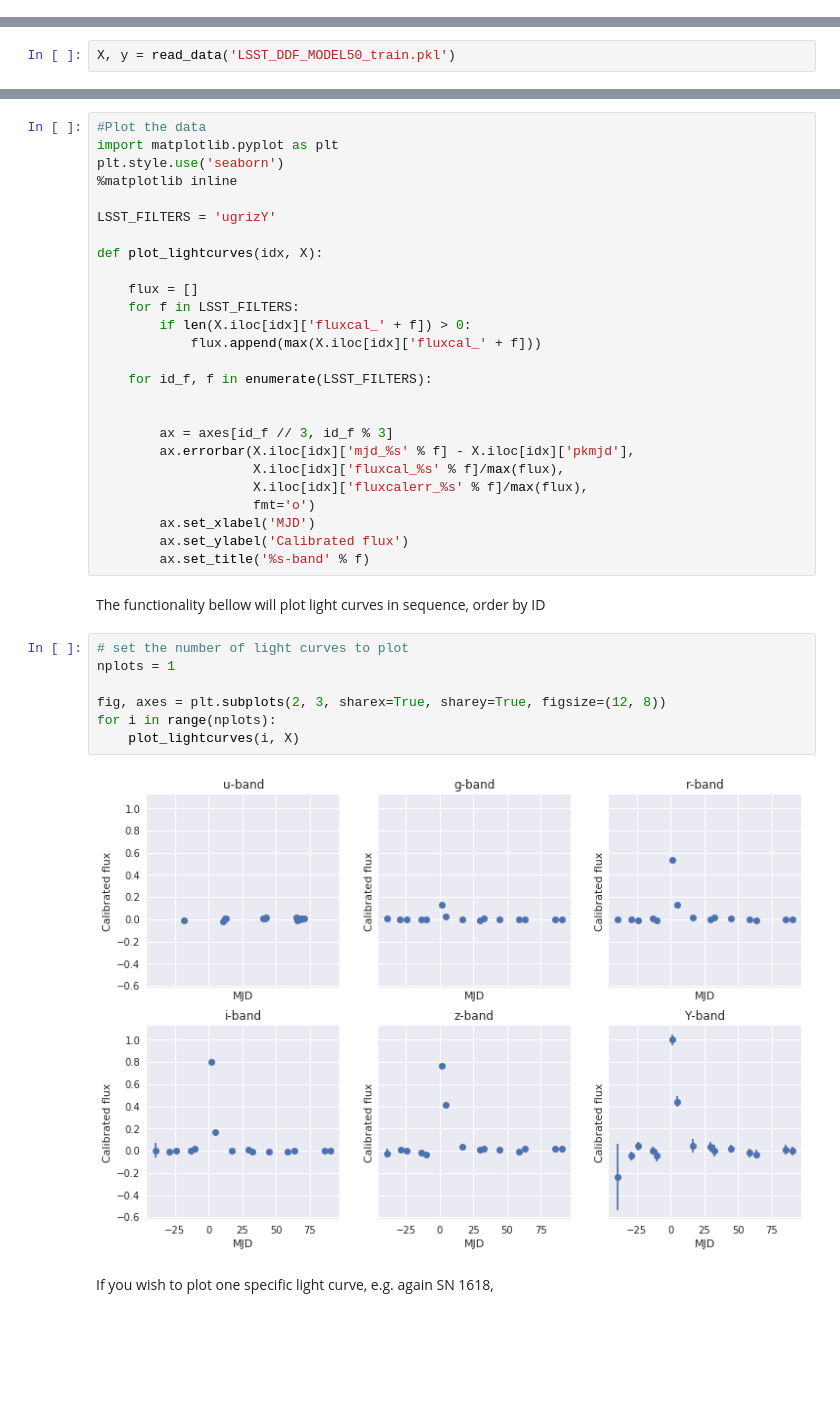
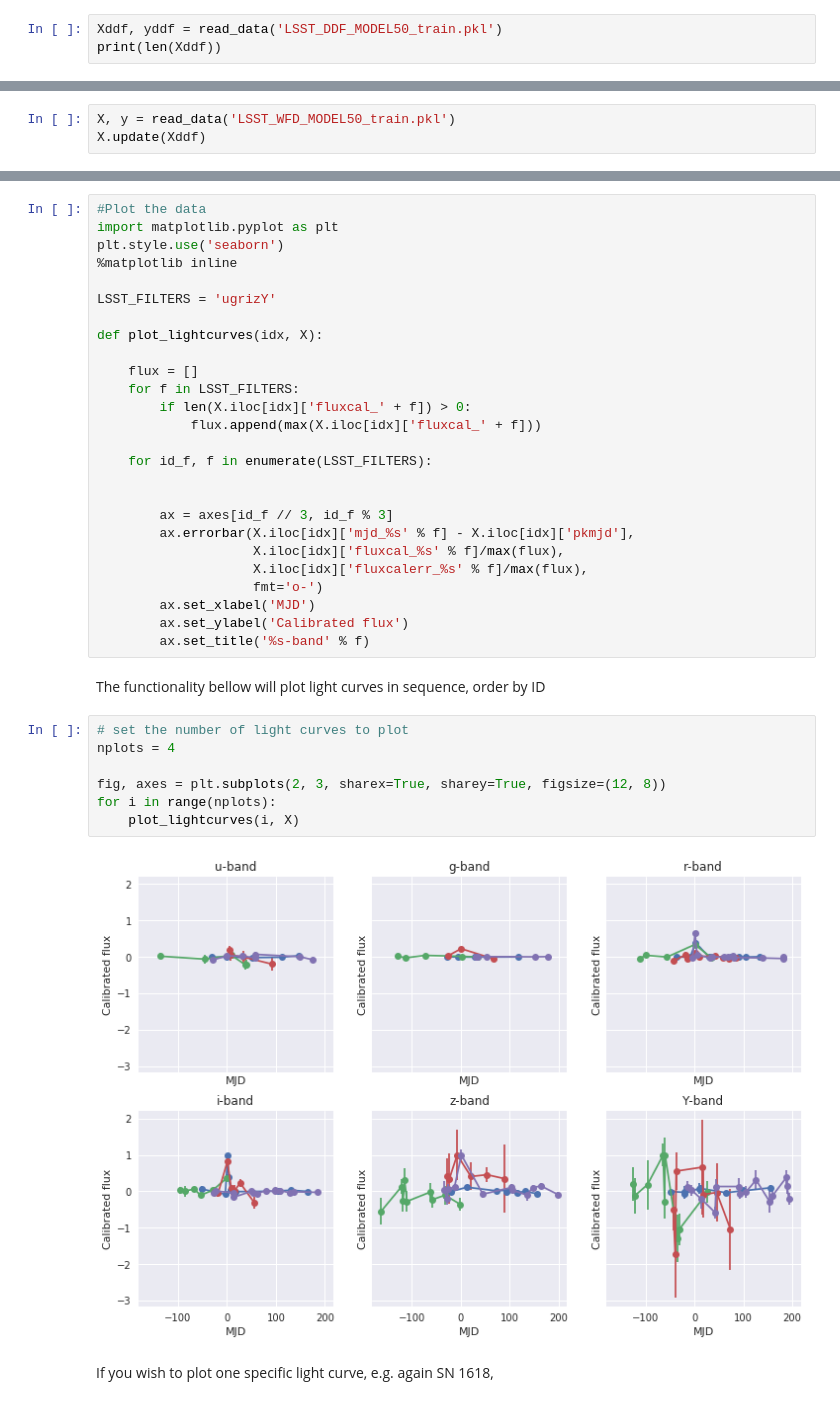
Before and after one commit to emilleishida/PLAsTiCC_Validation, a Jupyter notebook: pkl/MODEL50/PLAsTiCC_validation_MODEL50.ipynb, the cells around one changed output, grey strips where cells are left out. Cells and saved outputs as stored; diff of their text form; blank space fills up the shorter version.

```diff
--- a/pkl/MODEL50/PLAsTiCC_validation_MODEL50.ipynb
+++ b/pkl/MODEL50/PLAsTiCC_validation_MODEL50.ipynb
@@ -59,3 +59,6 @@ def to_dataframe(data):
         del sn['header']
 
     return pd.DataFrame.from_dict(data, orient='index')
+# %%
+Xddf, yddf = read_data('LSST_DDF_MODEL50_train.pkl')
+print(len(Xddf))
@@ -62,7 +67,8 @@ def to_dataframe(data):
 # %% [markdown]
 Now you can use the data doing
 # %%
-X, y = read_data('LSST_DDF_MODEL50_train.pkl')
+X, y = read_data('LSST_WFD_MODEL50_train.pkl')
+X.update(Xddf)
 # %% [markdown]
 The `X` contain the data itself. You can take a look at what IDs are present in X by using
 # %%
@@ -145,7 +155,7 @@ def plot_lightcurves(idx, X):
         ax.errorbar(X.iloc[idx]['mjd_%s' % f] - X.iloc[idx]['pkmjd'],
                     X.iloc[idx]['fluxcal_%s' % f]/max(flux),
                     X.iloc[idx]['fluxcalerr_%s' % f]/max(flux),
-                    fmt='o')
+                    fmt='o-')
         ax.set_xlabel('MJD')
         ax.set_ylabel('Calibrated flux')
         ax.set_title('%s-band' % f)
@@ -153,13 +163,13 @@ def plot_lightcurves(idx, X):
 The functionality bellow will plot light curves in sequence, order by ID
 # %%
 # set the number of light curves to plot
-nplots = 1
+nplots = 4
 
 fig, axes = plt.subplots(2, 3, sharex=True, sharey=True, figsize=(12, 8))
 for i in range(nplots):
     plot_lightcurves(i, X)
 # %% [output]
-[figure, old version]
+[figure, new version]
 # %% [markdown]
 If you wish to plot one specific light curve, e.g. again SN 1618,
 # %%
```
Also changed, not shown: parts of 11 cells of this notebook.
